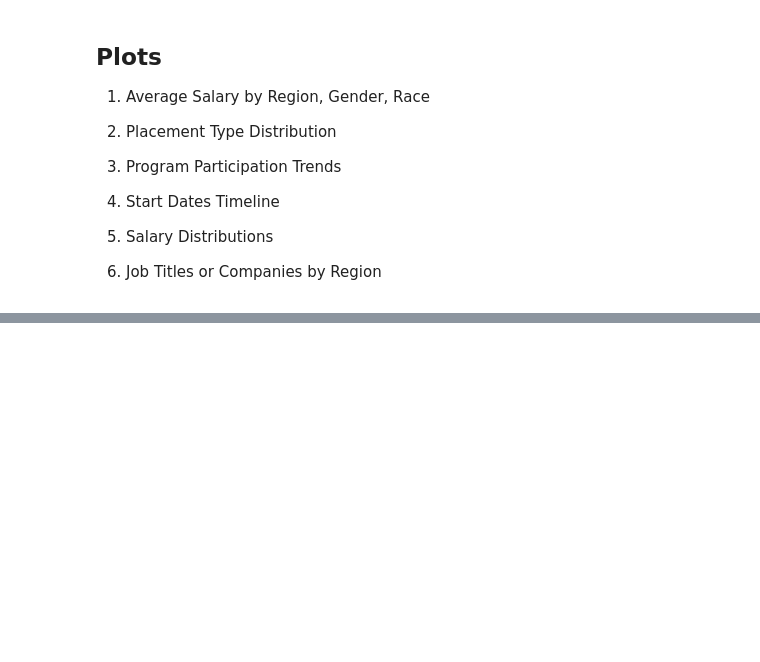
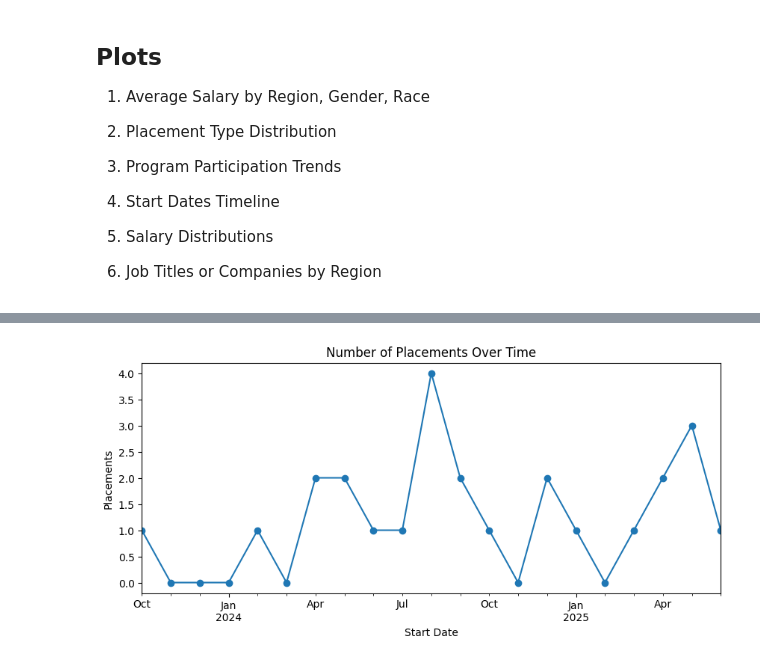
Before and after one commit to dmorton714/CodeYouDataProject, a Jupyter notebook: src/notebooks/worc_employment_plots.ipynb, the cells around one changed output, grey strips where cells are left out. Saved outputs shown, nothing was run; the diff lists cells and outputs as text; code cells hidden in the pictures; blank space fills up the shorter version.

```diff
--- a/src/notebooks/worc_employment_plots.ipynb
+++ b/src/notebooks/worc_employment_plots.ipynb
@@ -166,9 +88,11 @@ plt.show()
 # %%
 # Placements over time
-worc_cleaned.set_index('Start Date').resample('M').size().plot(kind='line', marker='o', figsize=(10, 4))
+worc_clean.set_index('Start Date').resample('M').size().plot(kind='line', marker='o', figsize=(10, 4))
 plt.title("Number of Placements Over Time")
 plt.ylabel("Placements")
 plt.show()
+# %% [output]
+[figure, added]
 # %%
 # Count of placement type by region
 plt.figure(figsize=(10, 6))
```
Also changed, not shown: parts of 32 cells of this notebook, 3 other files.
